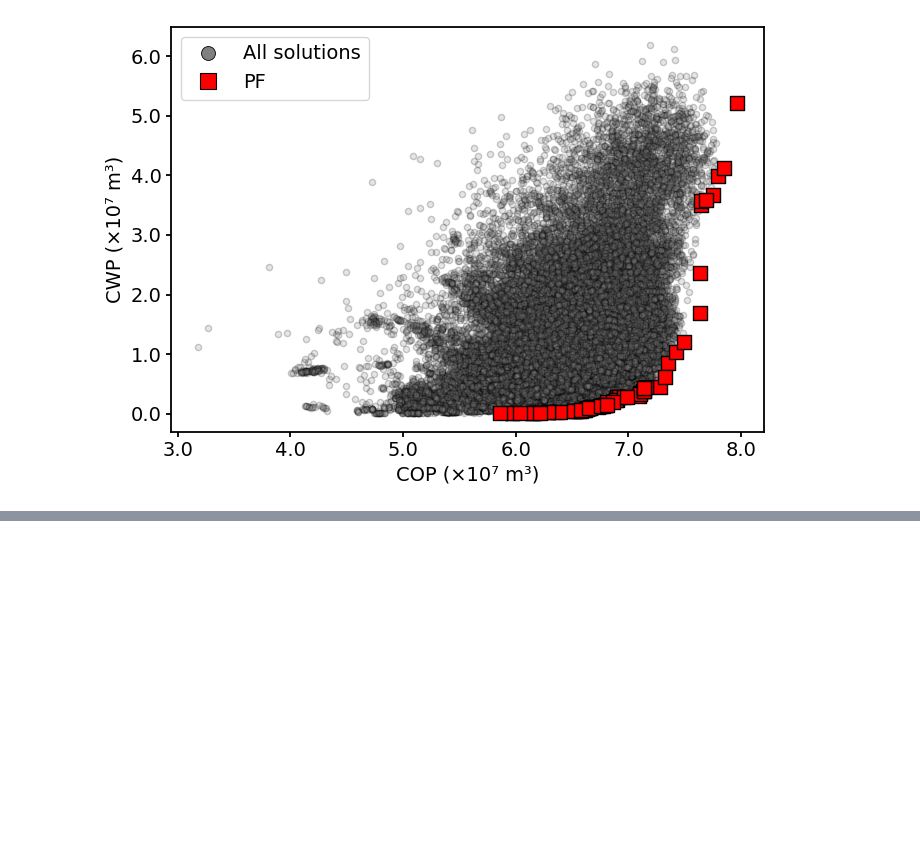
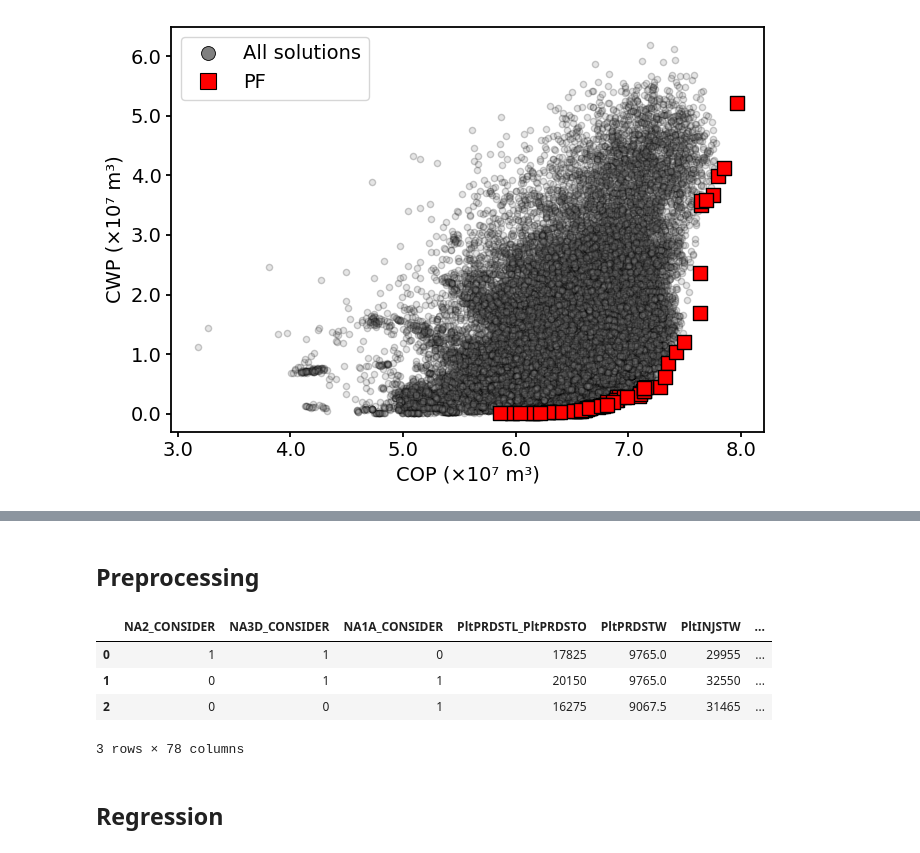
Before and after one commit to mbdemoraes/2026_bracis_datasets, a Jupyter notebook: analysis_MOU1D.ipynb, the cells around one changed output, grey strips where cells are left out. Drawn from its saved outputs; the diff is of its cells as text; code cells hidden in the pictures; blank space fills up the shorter version.

```diff
--- a/analysis_MOU1D.ipynb
+++ b/analysis_MOU1D.ipynb
@@ -158,0 +189,11 @@ plt.savefig("figures/MOU1D.pdf")
+# %% [markdown]
+## Preprocessing
+# %%
+df1 = df.copy(deep=True)
+df1.head(3)
+# %% [output]
+|  | NA2_CONSIDER | NA3D_CONSIDER | NA1A_CONSIDER | PltPRDSTL_PltPRDSTO | PltPRDSTW | PltINJSTW | ... |
+| 0 | 1 | 1 | 0 | 17825 | 9765.0 | 29955 | ... |
+| 1 | 0 | 1 | 1 | 20150 | 9765.0 | 32550 | ... |
+| 2 | 0 | 0 | 1 | 16275 | 9067.5 | 31465 | ... |
+3 rows × 78 columns
@@ -159 +226,3 @@ plt.savefig("figures/MOU1D.pdf")
+# %% [markdown]
+## Regression
 # %%
```
Also changed, not shown: parts of 7 cells of this notebook, 5 other files.
